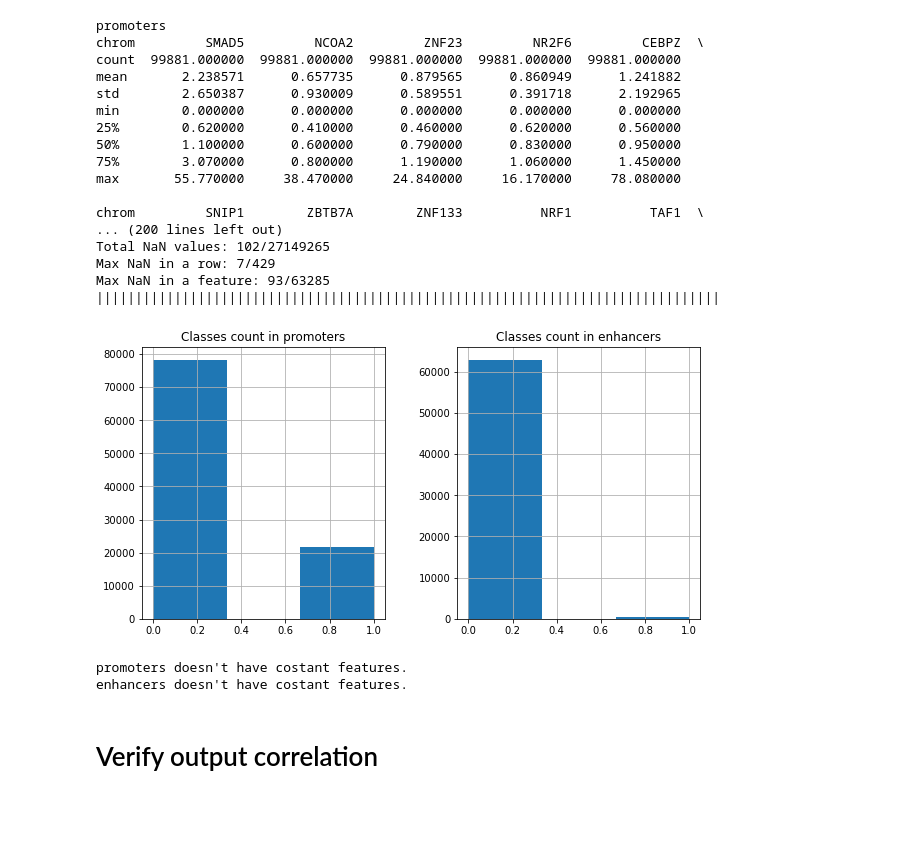
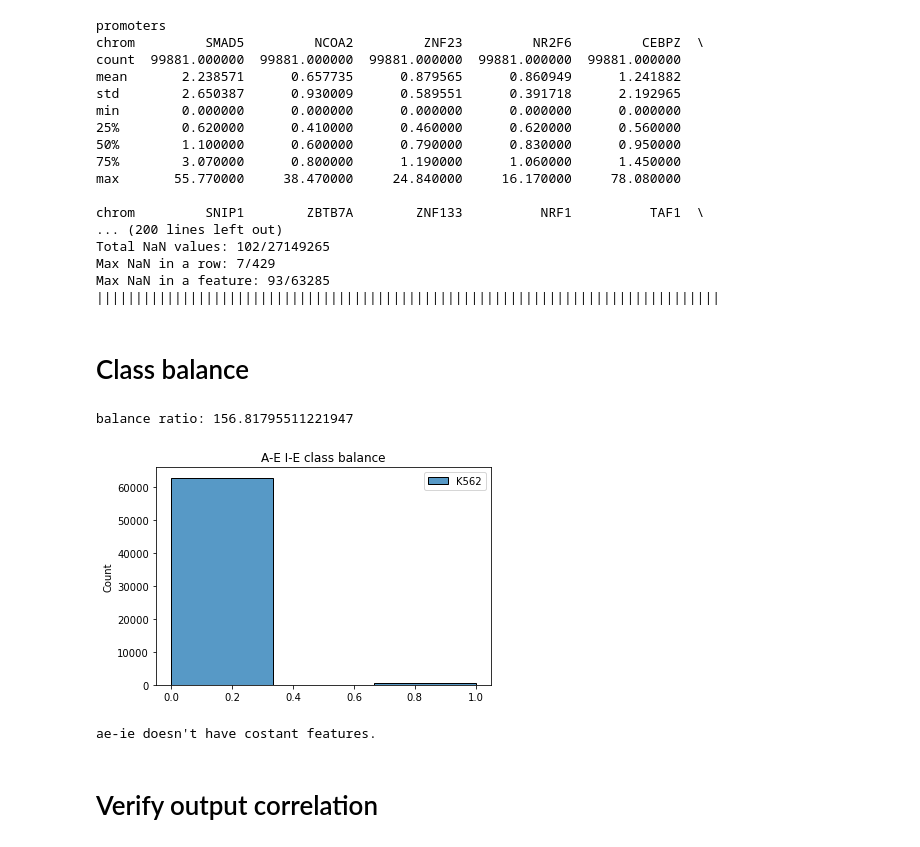
Before and after one commit to Stefano-t/multimodal-k562-cell-line-prediction, a Jupyter notebook: k562_prediction.ipynb, the cells around one changed output. Cells and saved outputs as stored; diff of their text form; code cells hidden in the pictures; blank space fills up the shorter version.

```diff
--- a/k562_prediction.ipynb
+++ b/k562_prediction.ipynb
@@ -57,3 +119,5 @@ for region, y in labels.items():
+# %%
+aeie_y[cell_line] = binarize(aeie_y, cell_line)
 # %%
 def describe_dataset(
     X: pd.DataFrame,
@@ -101,22 +165,21 @@ Total NaN values: 102/27149265
 Max NaN in a row: 7/429
 Max NaN in a feature: 93/63285
 ||||||||||||||||||||||||||||||||||||||||||||||||||||||||||||||||||||||||||||||||
-# %%
-# class balance
-
-import seaborn as sbn
-
-_, axes = plt.subplots(ncols=2, figsize=(10, 5))
-
-for axis, (region, y) in zip(axes.ravel(), labels.items()):
-    y.hist(ax=axis, bins=3)
-    axis.set_title(f"Classes count in {region}")
-
-#for axis, (region, y) in zip(axes.ravel(), labels.items()):
-    #sbn.histplot(data=y, x=cell_line, bins=bins, ax=axis)
-    #axis.set_title(f"Class distribution in {region}")
-# %% [output]
-[figure, removed]
+# %% [markdown]
+# Class balance
+# %%
+axes = sbn.histplot(
+    data=aeie_y,
+    bins=3
+)
+
+axes.set_title("A-E I-E class balance")
+
+counts = aeie_y[cell_line].value_counts()
+print(f"balance ratio: {max(counts[0]/counts[1], counts[1]/counts[0])}")
+# %% [output]
+balance ratio: 156.81795511221947
+[figure, added]
 # %%
 from sklearn.feature_selection import VarianceThreshold
 
@@ -160,11 +223,12 @@ def preprocess_dataset(
     X_new = impute_with_median(X_new)
     return robust_scaler(X_new)
 # %%
-for region, X in epigenomes.items():
-    epigenomes[region] = preprocess_dataset(X, region)
+#for region, X in epigenomes.items():
+#    epigenomes[region] = preprocess_dataset(X, region)
+
+aeie_X = preprocess_dataset(aeie_X, "ae-ie")
 # %% [output]
-promoters doesn't have costant features.
-enhancers doesn't have costant features.
+ae-ie doesn't have costant features.
 # %% [markdown]
 # Verify output correlation
 # %%
```
Also changed, not shown: parts of 15 cells of this notebook.
